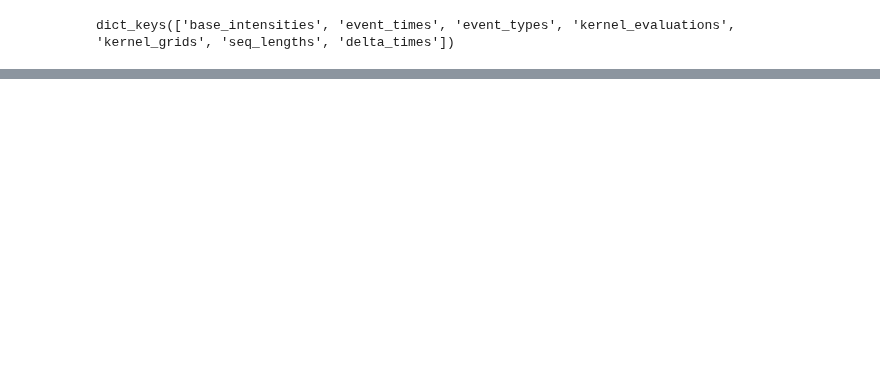
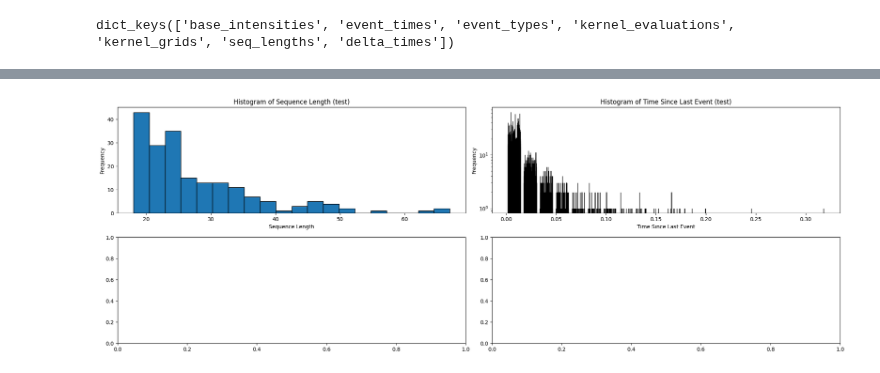
Before and after one commit to FIM4Science/OpenFIM, a Jupyter notebook: notebooks/hawkes/synthetic_datasets_stats.ipynb, the cells around one changed output, grey strips where cells are left out. Drawn from its saved outputs; the diff is of its cells as text; code cells hidden in the pictures; blank space fills up the shorter version.

```diff
--- a/notebooks/hawkes/synthetic_datasets_stats.ipynb
+++ b/notebooks/hawkes/synthetic_datasets_stats.ipynb
@@ -160,0 +244,4 @@ print_stats(data[0])
+# %%
+plot_stats(data[1], splits=['test'])
+# %% [output]
+[figure, added]
```
Also changed, not shown: parts of 6 cells of this notebook, 3 other files.
